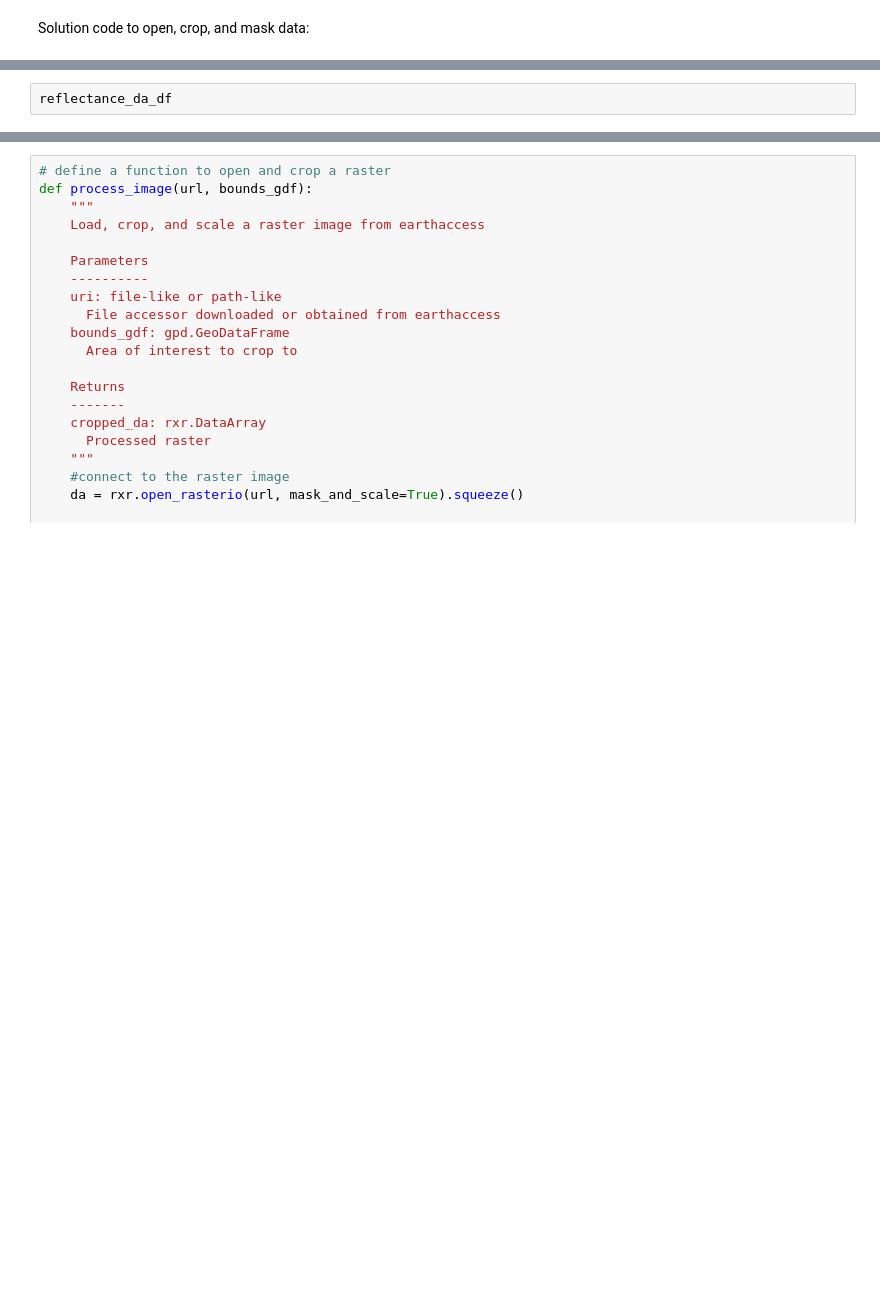
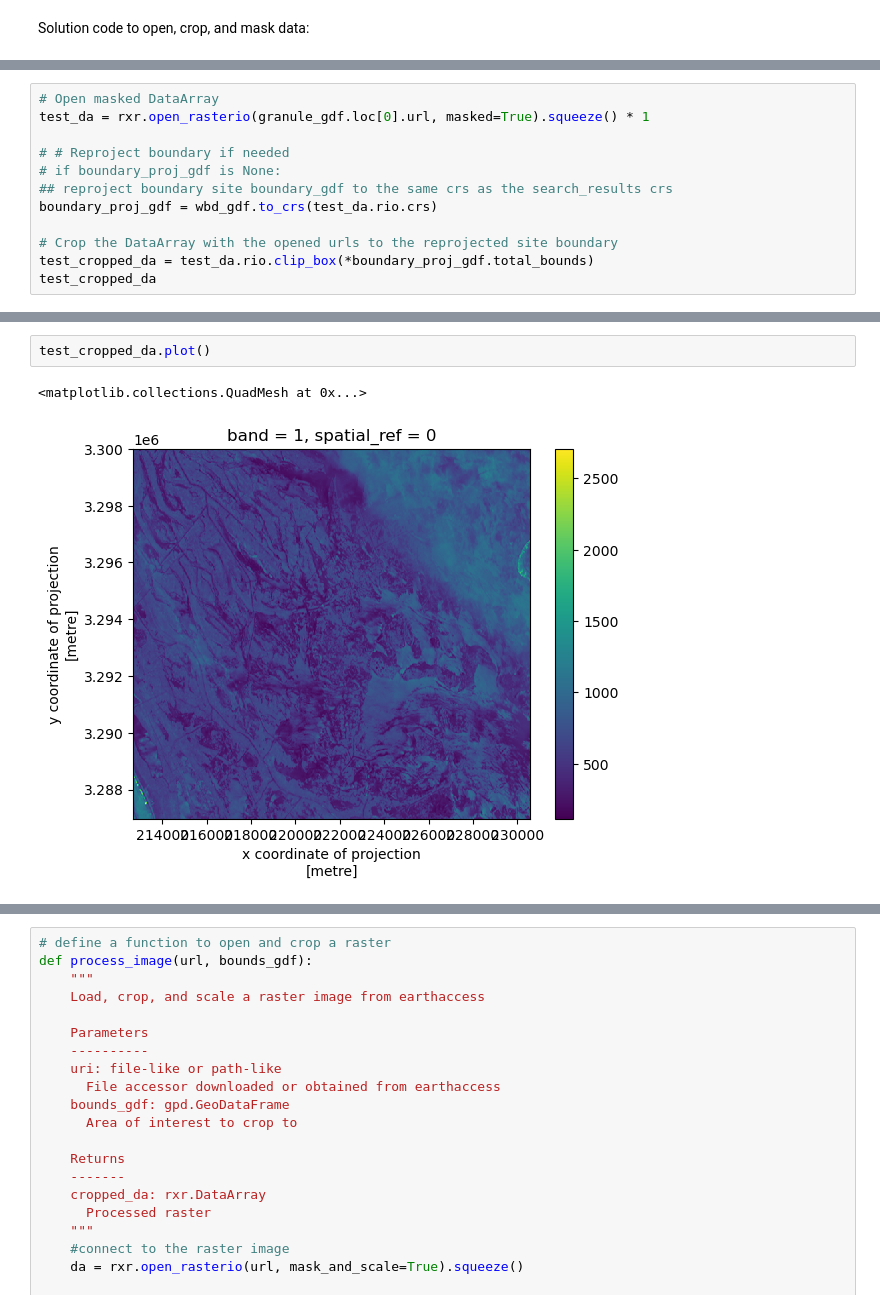
Before and after one commit to earthlab-education/clustering-hanried, a Jupyter notebook: clustering.ipynb, the cells around one changed output, grey strips where cells are left out. Drawn from its saved outputs; the diff is of its cells as text; blank space fills up the shorter version.

```diff
--- a/clustering.ipynb
+++ b/clustering.ipynb
@@ -1011,3 +1074,13 @@ reflectance_da_df = compute_reflectance_da(wbd_hls_results, wbd_gdf)
 # %%
-reflectance_da_df
+# Open masked DataArray
+test_da = rxr.open_rasterio(granule_gdf.loc[0].url, masked=True).squeeze() * 1
+
+# # Reproject boundary if needed
+# if boundary_proj_gdf is None:
+## reproject boundary site boundary_gdf to the same crs as the search_results crs
+boundary_proj_gdf = wbd_gdf.to_crs(test_da.rio.crs)
+
+# Crop the DataArray with the opened urls to the reprojected site boundary
+test_cropped_da = test_da.rio.clip_box(*boundary_proj_gdf.total_bounds)
+test_cropped_da
 # %% [output]
@@ -1026,0 +1100,5 @@ reflectance_da_df
+# %%
+test_cropped_da.plot()
+# %% [output]
+<matplotlib.collections.QuadMesh at 0x...>
+[figure, added]
```
Also changed, not shown: parts of 10 cells of this notebook.
